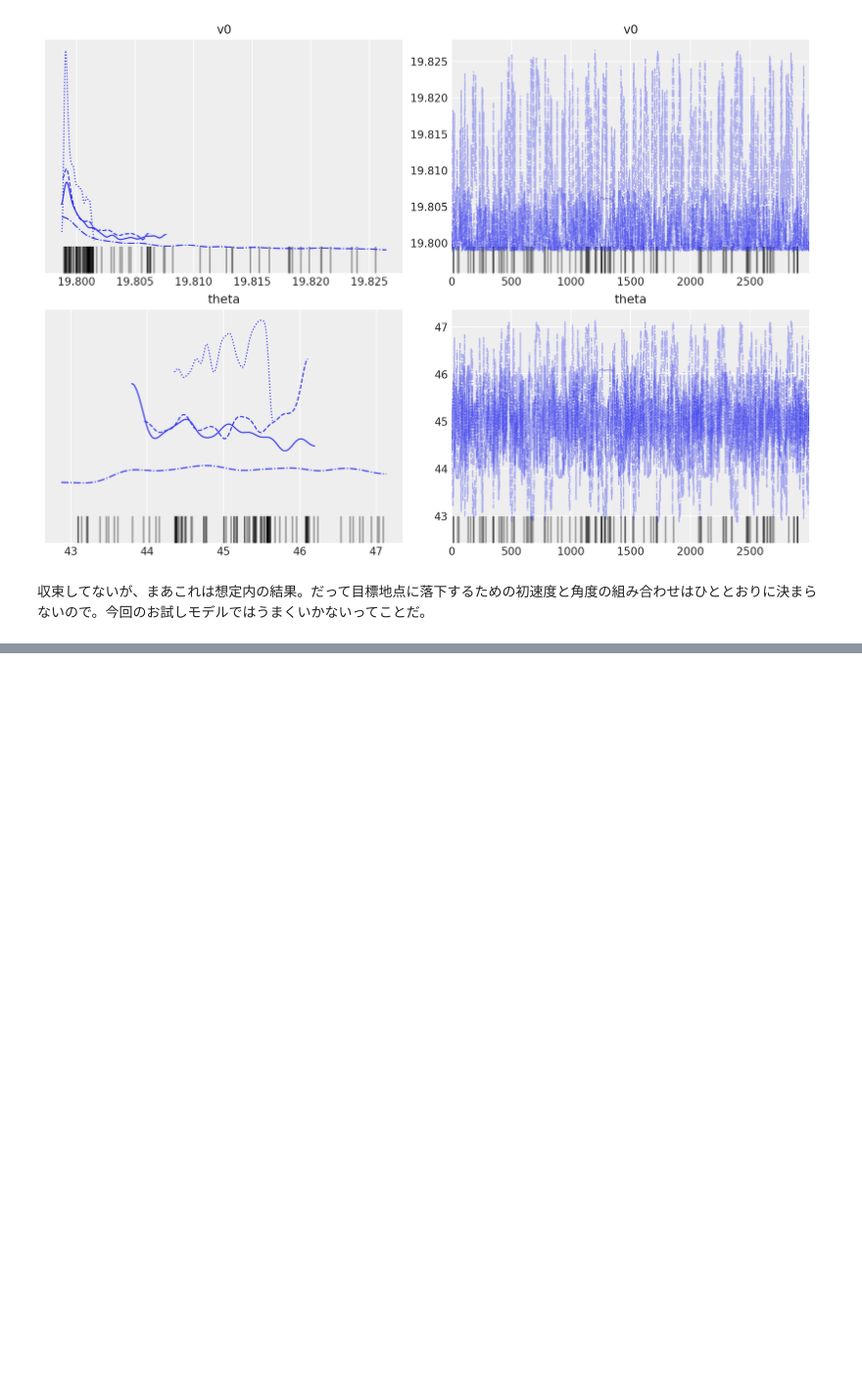
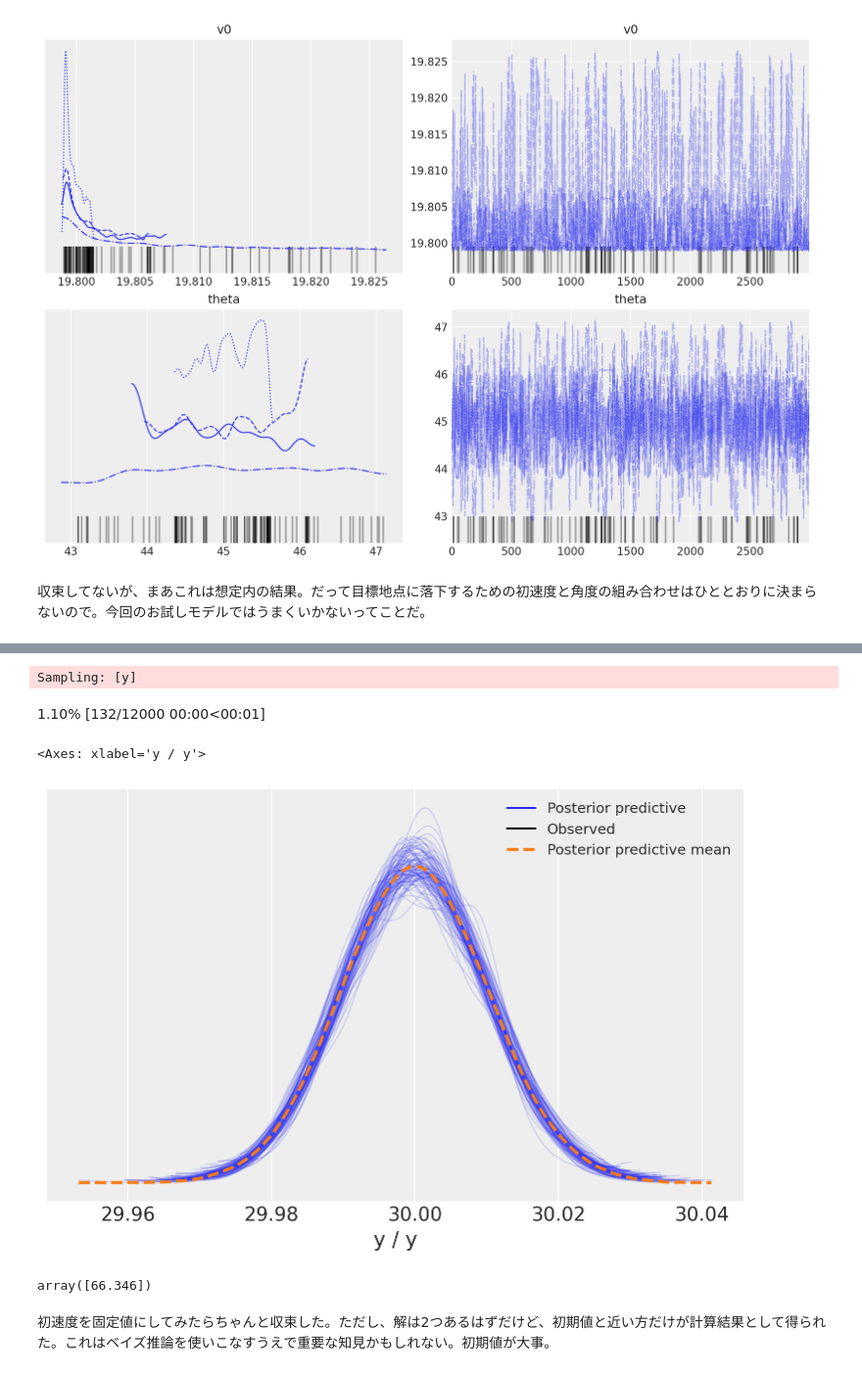
Before and after one commit to mdwl23/trajectory_calculation, a Jupyter notebook: study.ipynb, the cells around one changed output, grey strips where cells are left out. Shown at 98% size. Cells and saved outputs as stored; diff of their text form; code cells hidden in the pictures; blank space fills up the shorter version.

```diff
--- a/study.ipynb
+++ b/study.ipynb
@@ -136,0 +164,16 @@ array([[<Axes: title={'center': 'v0'}>, <Axes: title={'center': 'v0'}>],
+# %%
+# 事後予測分布からサンプルを抽出する
+ppc = pm.sample_posterior_predictive(idata, model=model2)
+az.plot_ppc(ppc, num_pp_samples=100)
+# %% [output]
+Sampling: [y]
+1.10% [132/12000 00:00<00:01]
+<Axes: xlabel='y / y'>
+[figure, added]
+# %%
+theta_post = pm.summary(idata, var_names=['theta'])['mean'].values
+theta_post
+# %% [output]
+array([66.346])
+# %% [markdown]
+初速度を固定値にしてみたらちゃんと収束した。ただし、解は2つあるはずだけど、初期値と近い方だけが計算結果として得られた。これはベイズ推論を使いこなすうえで重要な知見かもしれない。初期値が大事。
```
Also changed, not shown: parts of 3 cells of this notebook.
